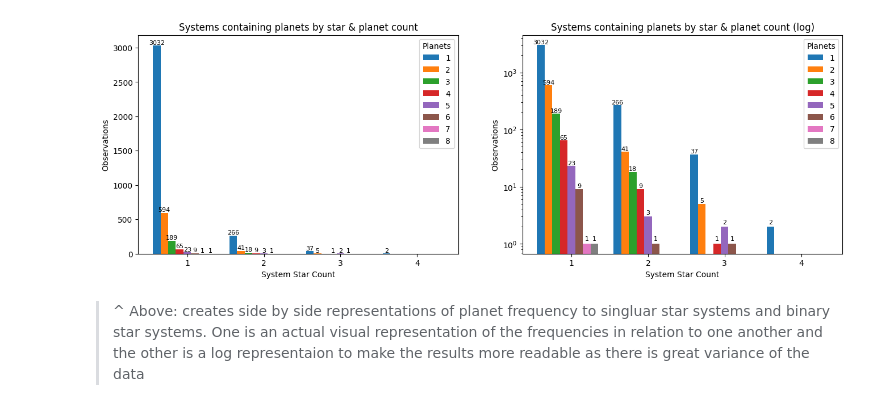
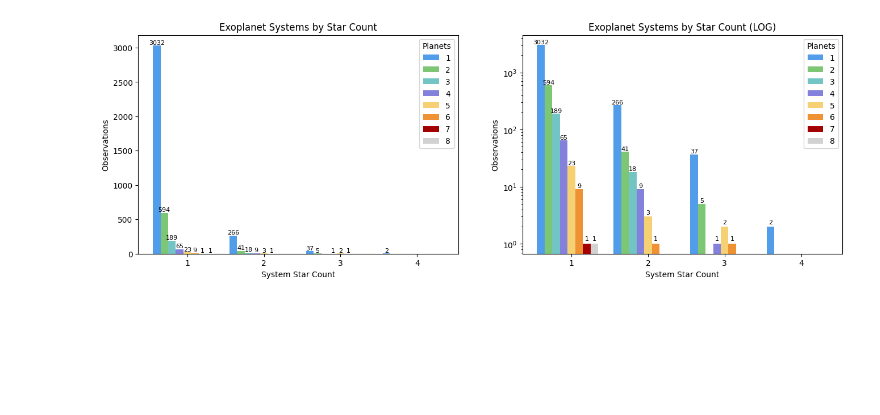
Before and after one commit to rachaellampardfrance/Exoplanetary_Systems, a Jupyter notebook: exoplanet_data.ipynb, the cells around one changed output. Cells and saved outputs as stored; diff of their text form; code cells hidden in the pictures; blank space fills up the shorter version.

```diff
--- a/exoplanet_data.ipynb
+++ b/exoplanet_data.ipynb
@@ -96,4 +242,4 @@ stellar_hosts.to_csv('stellar_hosts.csv', index=False)
 # %%
 # create pandas dataframe
-stellar_df = pd.DataFrame(stellar_hosts)
-print(stellar_df)
+system_df = pd.DataFrame(stellar_hosts)
+print(system_df)
@@ -134,3 +256,6 @@ dtype: int64
 # %%
-# see example df when grouping by sy_snum and sy_pnum by size() and unstacked(make missing data == 0 for table)
-print(stellar_df.groupby(['sy_snum', 'sy_pnum']).size().unstack(fill_value=0))
+#df when grouping by sy_snum and sy_pnum by size() and unstacked(make missing data == 0 for table)
+planet_to_star_df = system_df.groupby(['sy_snum', 'sy_pnum']).size().unstack(fill_value=0)
+
+# see visual dataframe representation
+print(planet_to_star_df)
@@ -208,47 +369,50 @@ plt.show()
 # %%
-#df when grouping by sy_snum and sy_pnum by size() and unstacked(make missing data == 0 for table)
-grouped = stellar_df.groupby(['sy_snum', 'sy_pnum']).size().unstack(fill_value=0)
-
 # create a figure that contains 2 plots
 fig, ax = plt.subplots(1, 2, figsize=(16, 5))
 
 bar_width = 0.1
 # returns [0, 1, 2, 3]
-indices = np.arange(len(grouped))
+indices = np.arange(len(planet_to_star_df))
 
 # for both plts (as they are the same in exception of 1 being log)
 i = 0
 while i < 2:
     # j = 0, sy_pnum_val = j+1
-    for j, sy_pnum_val in enumerate(grouped.columns):
+    for j, sy_pnum_val in enumerate(planet_to_star_df.columns):
         # label = creates the planets 1-8 side labels legend
-        bars = ax[i].bar(x=indices + j * bar_width, height=grouped[sy_pnum_val], width=bar_width, label=f'{sy_pnum_val}')
+        bars = ax[i].bar(
+            x=indices + j * bar_width,
+            height=planet_to_star_df[sy_pnum_val],
+            width=bar_width,
+            label=f'{sy_pnum_val}',
+            color=planet_color_map[sy_pnum_val]
+        )
 
         # print observation values atop the bars
         for bar in bars:
             yval = bar.get_height()
             if yval > 0:
-                ax[i].text(bar.get_x() + bar.get_width()/2, yval + 0.1, int(yval), ha='center', va='bottom', fontsize=8)
+                ax[i].text(
+                    bar.get_x() + bar.get_width()/2,
+                    yval + 0.1, int(yval),
+                    ha='center',
+                    va='bottom',
+                    fontsize=8,
+                )
+
+    ax[i].set_xlabel('System Star Count')
+    ax[i].set_ylabel('Observations')
+    ax[i].set_xticks(indices + bar_width * 4)
+    ax[i].set_xticklabels(planet_to_star_df.index)
+    ax[i].legend(title='Planets')
     i += 1
 
-ax[0].set_xlabel('System Star Count')
-ax[0].set_ylabel('Observations')
-ax[0].set_title('Systems containing planets by star & planet count')
-ax[0].set_xticks(indices + bar_width * 4)
-ax[0].set_xticklabels(grouped.index)
-ax[0].legend(title='Planets')
+ax[0].set_title('Exoplanet Systems by Star Count')
 
-
+# for visualisation of smaller data
 ax[1].set_yscale('log')
-ax[1].set_xlabel('System Star Count')
-ax[1].set_ylabel('Observations')
-ax[1].set_title('Systems containing planets by star & planet count (log)')
-ax[1].set_xticks(indices + bar_width * 4)
-ax[1].set_xticklabels(grouped.index)
-ax[1].legend(title='Planets')
+ax[1].set_title('Exoplanet Systems by Star Count (LOG)')
 
 plt.show()
 # %% [output]
-[figure, old version]
+[figure, new version]
-# %% [markdown]
-> ^ Above: creates side by side representations of planet frequency to singluar star systems and binary star systems. One is an actual visual representation of the frequencies in relation to one another and the other is a log representaion to make the results more readable as there is great variance of the data
```
Also changed, not shown: parts of 50 cells of this notebook.
